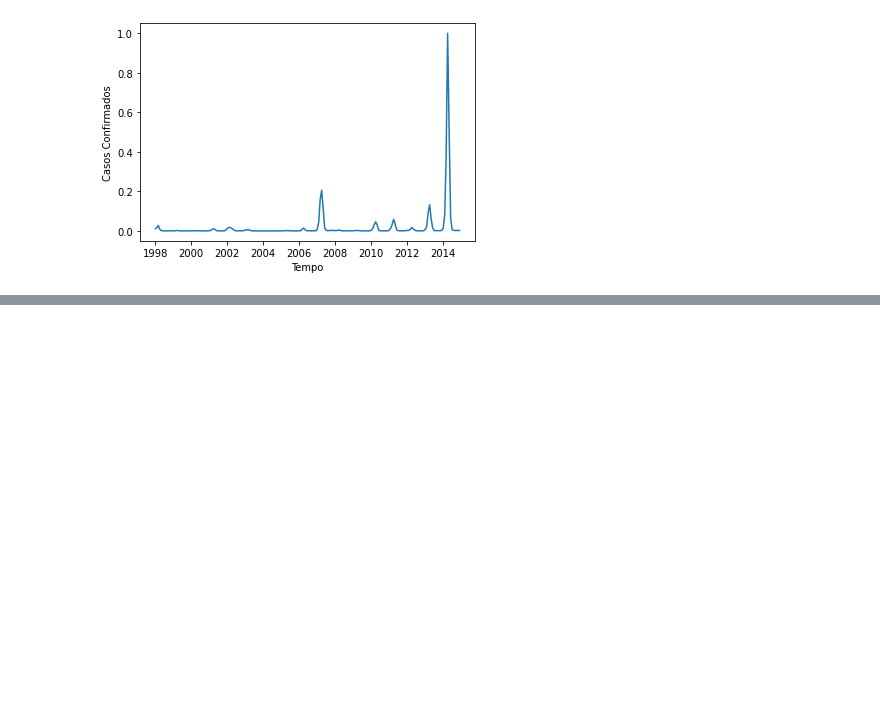
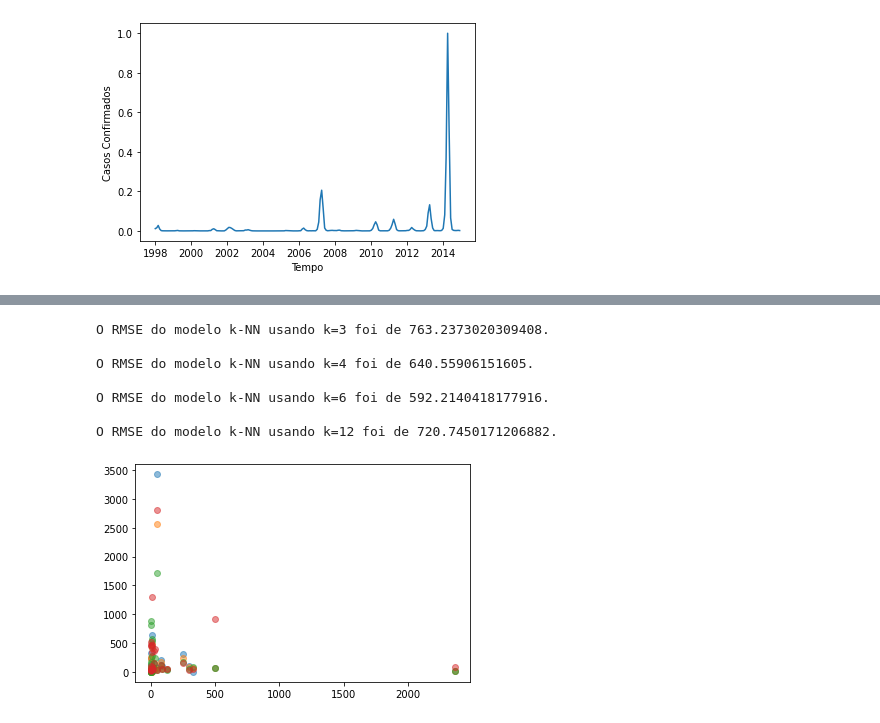
Before and after one commit to AnaLoponi/Machine_Learning_Casos_de_Dengue, a Jupyter notebook: notebook_dengue.ipynb, the cells around one changed output, grey strips where cells are left out. Drawn from its saved outputs; the diff is of its cells as text; code cells hidden in the pictures; blank space fills up the shorter version.

```diff
--- a/notebook_dengue.ipynb
+++ b/notebook_dengue.ipynb
@@ -381,0 +586,27 @@ plt.show()
+# %%
+#2º Teste: Dados não normalizados
+VIZINHOS = [3, 4, 6, 12]
+
+for n in VIZINHOS:
+
+    modelo_knn = KNeighborsRegressor(n_neighbors=n)
+
+    modelo_knn.fit(X_treino, y_treino)
+
+    y_verdadeiro = y_teste
+    y_previsao = modelo_knn.predict(X_teste)
+
+    RMSE = mean_squared_error(y_verdadeiro, y_previsao, squared=False)
+    print(f"O RMSE do modelo k-NN usando k={n} foi de {RMSE}.")
+    print()
+
+    plt.plot(y_verdadeiro, y_previsao, ls="none", marker="o", alpha=0.5)
+# %% [output]
+O RMSE do modelo k-NN usando k=3 foi de 763.2373020309408.
+
+O RMSE do modelo k-NN usando k=4 foi de 640.55906151605.
+
+O RMSE do modelo k-NN usando k=6 foi de 592.2140418177916.
+
+O RMSE do modelo k-NN usando k=12 foi de 720.7450171206882.
+[figure, added]
```
Also changed, not shown: parts of 47 cells of this notebook.
